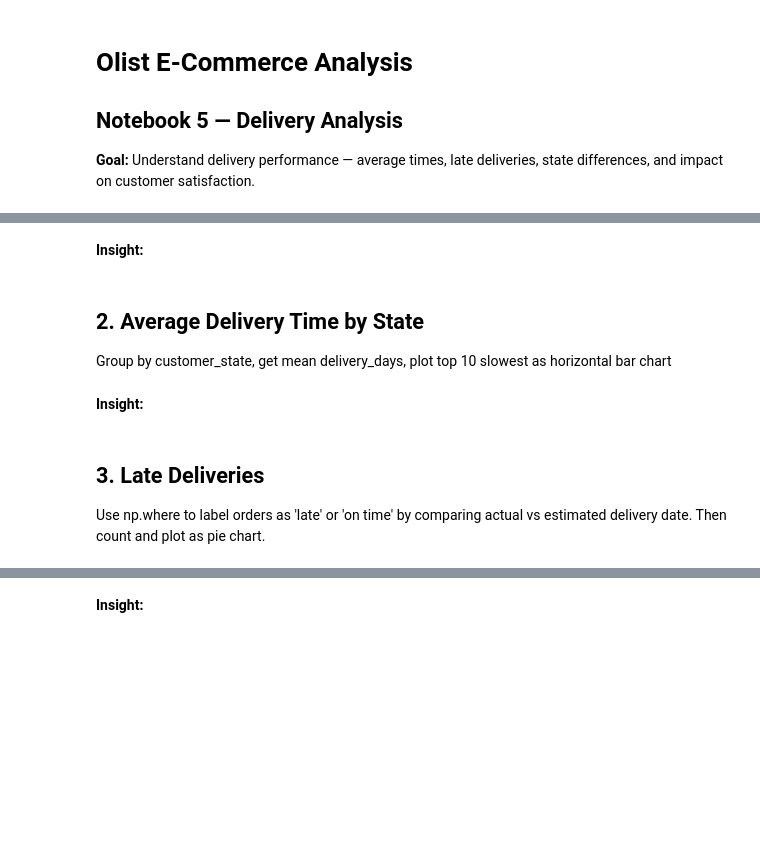
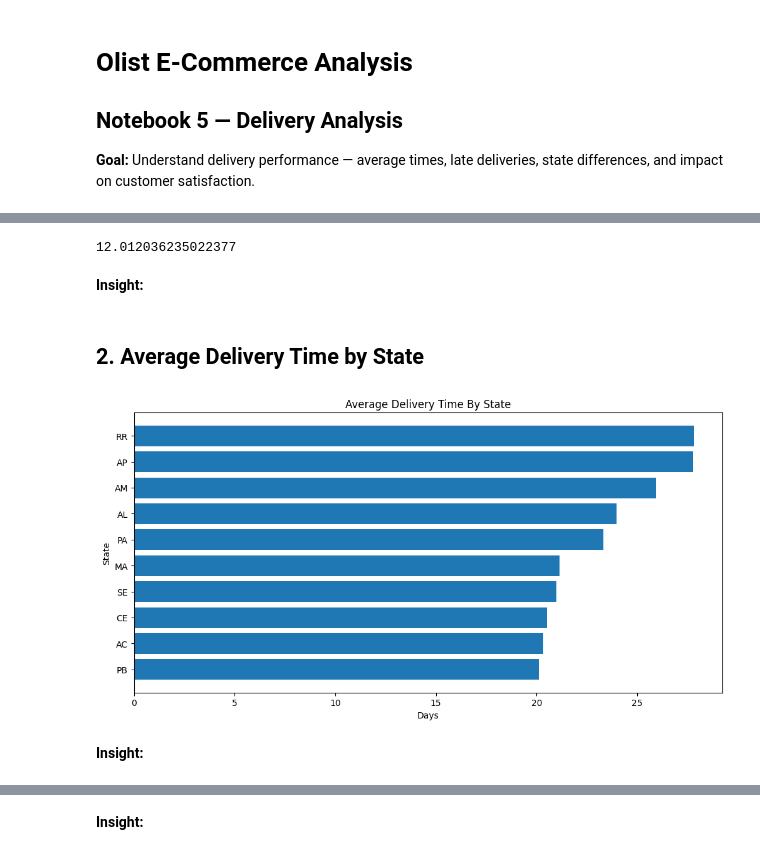
Before and after one commit to Loayib/olist-analysis, a Jupyter notebook: notebooks/05_delivery_analysis.ipynb, the cells around one changed output, grey strips where cells are left out. Saved outputs shown, nothing was run; the diff lists cells and outputs as text; code cells hidden in the pictures; blank space fills up the shorter version.

Commit message:
Add delivery analysis notebook

```diff
--- a/notebooks/05_delivery_analysis.ipynb
+++ b/notebooks/05_delivery_analysis.ipynb
@@ -14,21 +14,16 @@ df = pd.read_csv(DATA + 'master.csv')
 reviews = pd.read_csv(DATA + 'olist_order_reviews_dataset.csv')
 orders = pd.read_csv(DATA + 'olist_orders_dataset.csv')
 
-# parse dates
-date_cols = ['order_purchase_timestamp', 'order_delivered_customer_date', 'order_estimated_delivery_date']
-for col in date_cols:
-    orders[col] = pd.to_datetime(orders[col])
+df = pd.merge(df,reviews,how='left',on='order_id')
+df = df.rename(columns={
+    'order_purchase_timestamp_x': 'order_purchase_timestamp',
+    'order_delivered_customer_date_x': 'order_delivered_customer_date',
+    'order_estimated_delivery_date_x': 'order_estimated_delivery_date'
+})
+def change_dates(date,df):
+    return pd.to_datetime(df[date])
+date_cols = [col for col in df.columns if 'date' in col or 'timestamp' in col]
 
-# filter to delivered only
-orders = orders[orders['order_status'] == 'delivered'].copy()
-
-# merge reviews into orders
-orders = pd.merge(orders, reviews[['order_id', 'review_score']], on='order_id', how='left')
-
-# merge customer state into orders
-orders = pd.merge(orders, df[['order_id', 'customer_state']].drop_duplicates(), on='order_id', how='left')
-
-print(orders.shape)
-print('loaded')
+df[date_cols] = df[date_cols].apply(pd.to_datetime)
 # %% [markdown]
 ## 1. Average Delivery Time
@@ -38,5 +30,11 @@ Calculate delivery time in days: `order_delivered_customer_date` - `order_purcha
+# %%
+
+delivery = df['order_delivered_customer_date'] - df['order_purchase_timestamp']
+df['delivery_days'] = delivery.dt.days
+print(df['delivery_days'].mean())
+# %% [output]
+12.012036235022377
 # %% [markdown]
 **Insight:**
 # %% [markdown]
 ## 2. Average Delivery Time by State
-Group by customer_state, get mean delivery_days, plot top 10 slowest as horizontal bar chart
@@ -45,6 +41,13 @@ Group by customer_state, get mean delivery_days, plot top 10 slowest as horizont
+# %%
+wht = df.groupby('customer_state')['delivery_days'].mean().sort_values().tail(10)
+plt.figure(figsize= (10,5))
+plt.barh(wht.index,wht.values)
+plt.tight_layout()
+plt.title("Average Delivery Time By State")
+plt.xlabel('Days')
+plt.ylabel('State')
+plt.show()
+# %% [output]
+[figure, added]
 # %% [markdown]
 **Insight:**
-# %% [markdown]
-## 3. Late Deliveries
-Use np.where to label orders as 'late' or 'on time' by comparing actual vs estimated delivery date.
-Then count and plot as pie chart.
```
Also changed, not shown: parts of 12 cells of this notebook.
